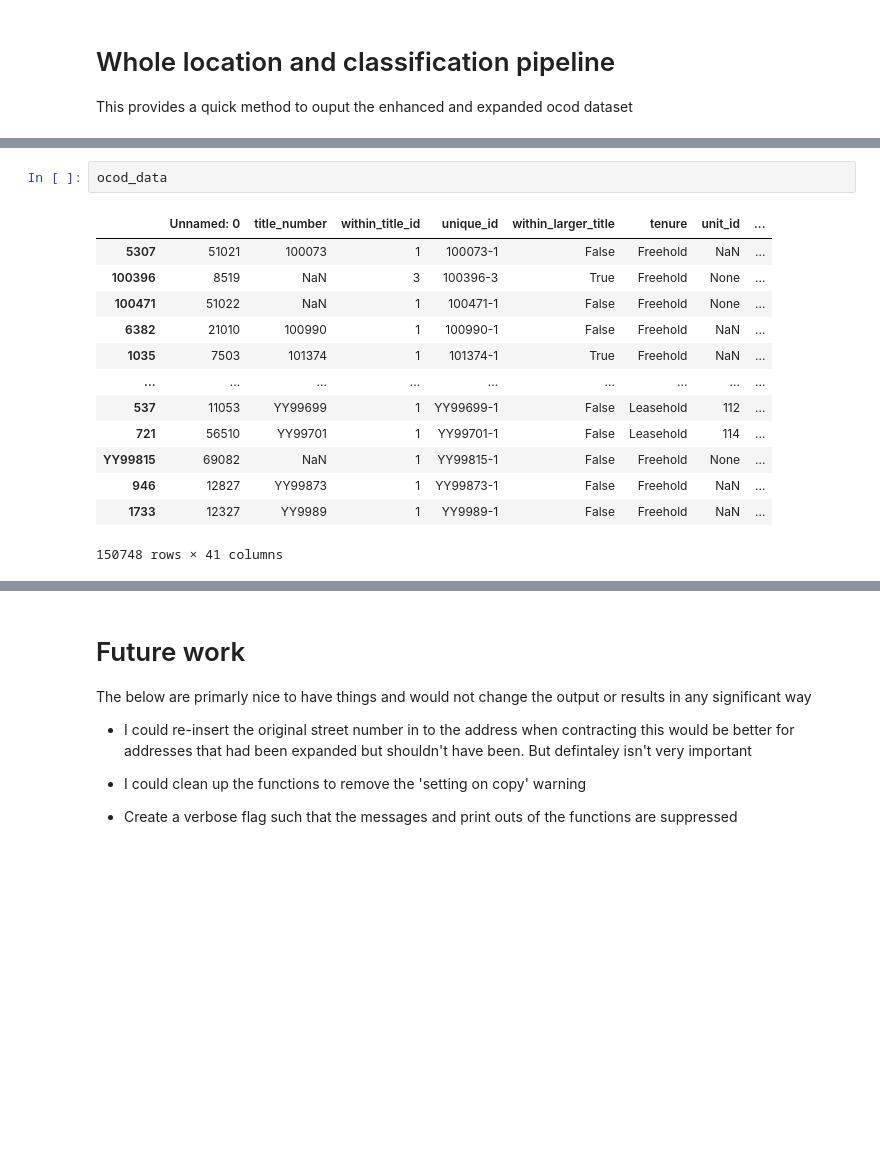
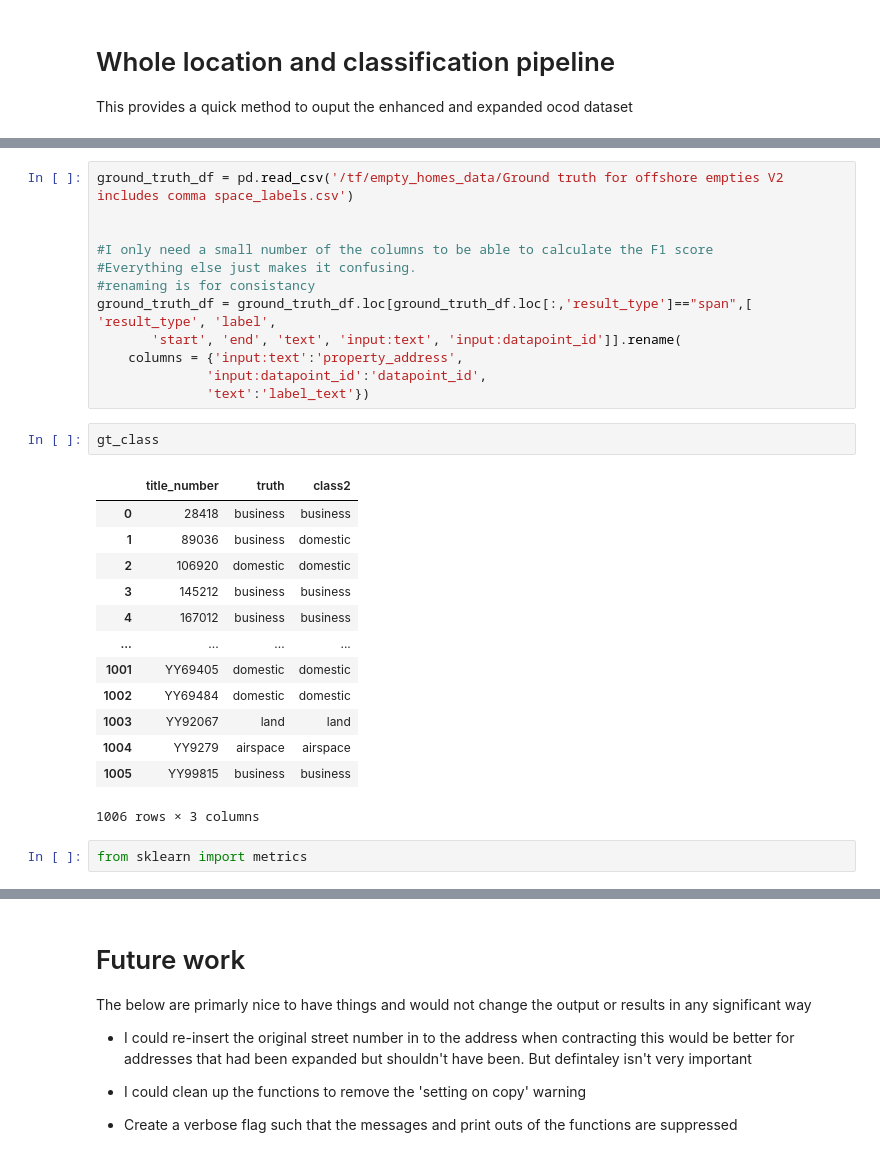
Before and after one commit to JonnoB/enhance_ocod, a Jupyter notebook: Locating and classifying the ocod dataset.ipynb, the cells around one changed output, grey strips where cells are left out. Saved outputs shown, nothing was run; the diff lists cells and outputs as text; blank space fills up the shorter version.

Commit message:
Created classification ground truth and got results

```diff
--- a/Locating and classifying the ocod dataset.ipynb
+++ b/Locating and classifying the ocod dataset.ipynb
@@ -628,18 +607,32 @@ oldbailey
 E08000019
 ... (185 outputs left out)
 # %%
-ocod_data
+ground_truth_df = pd.read_csv('/tf/empty_homes_data/Ground truth for offshore empties V2 includes comma space_labels.csv')
+
+
+#I only need a small number of the columns to be able to calculate the F1 score
+#Everything else just makes it confusing.
+#renaming is for consistancy
+ground_truth_df = ground_truth_df.loc[ground_truth_df.loc[:,'result_type']=="span",[ 'result_type', 'label',
+       'start', 'end', 'text', 'input:text', 'input:datapoint_id']].rename(
+    columns = {'input:text':'property_address',
+              'input:datapoint_id':'datapoint_id',
+              'text':'label_text'})
-# %% [output]
-|  | Unnamed: 0 | title_number | within_title_id | unique_id | within_larger_title | tenure | unit_id | ... |
-| 5307 | 51021 | 100073 | 1 | 100073-1 | False | Freehold | NaN | ... |
-| 100396 | 8519 | NaN | 3 | 100396-3 | True | Freehold | None | ... |
-| 100471 | 51022 | NaN | 1 | 100471-1 | False | Freehold | None | ... |
-| 6382 | 21010 | 100990 | 1 | 100990-1 | False | Freehold | NaN | ... |
-| 1035 | 7503 | 101374 | 1 | 101374-1 | True | Freehold | NaN | ... |
-| ... | ... | ... | ... | ... | ... | ... | ... | ... |
-| 537 | 11053 | YY99699 | 1 | YY99699-1 | False | Leasehold | 112 | ... |
-| 721 | 56510 | YY99701 | 1 | YY99701-1 | False | Leasehold | 114 | ... |
-| YY99815 | 69082 | NaN | 1 | YY99815-1 | False | Freehold | None | ... |
-| 946 | 12827 | YY99873 | 1 | YY99873-1 | False | Freehold | NaN | ... |
-| 1733 | 12327 | YY9989 | 1 | YY9989-1 | False | Freehold | NaN | ... |
-150748 rows × 41 columns
+# %%
+gt_class
+# %% [output]
+|  | title_number | truth | class2 |
+| 0 | 28418 | business | business |
+| 1 | 89036 | business | domestic |
+| 2 | 106920 | domestic | domestic |
+| 3 | 145212 | business | business |
+| 4 | 167012 | business | business |
+| ... | ... | ... | ... |
+| 1001 | YY69405 | domestic | domestic |
+| 1002 | YY69484 | domestic | domestic |
+| 1003 | YY92067 | land | land |
+| 1004 | YY9279 | airspace | airspace |
+| 1005 | YY99815 | business | business |
+1006 rows × 3 columns
+# %%
+from sklearn import metrics
```
Also changed, not shown: parts of 12 cells of this notebook, 4 other files.
